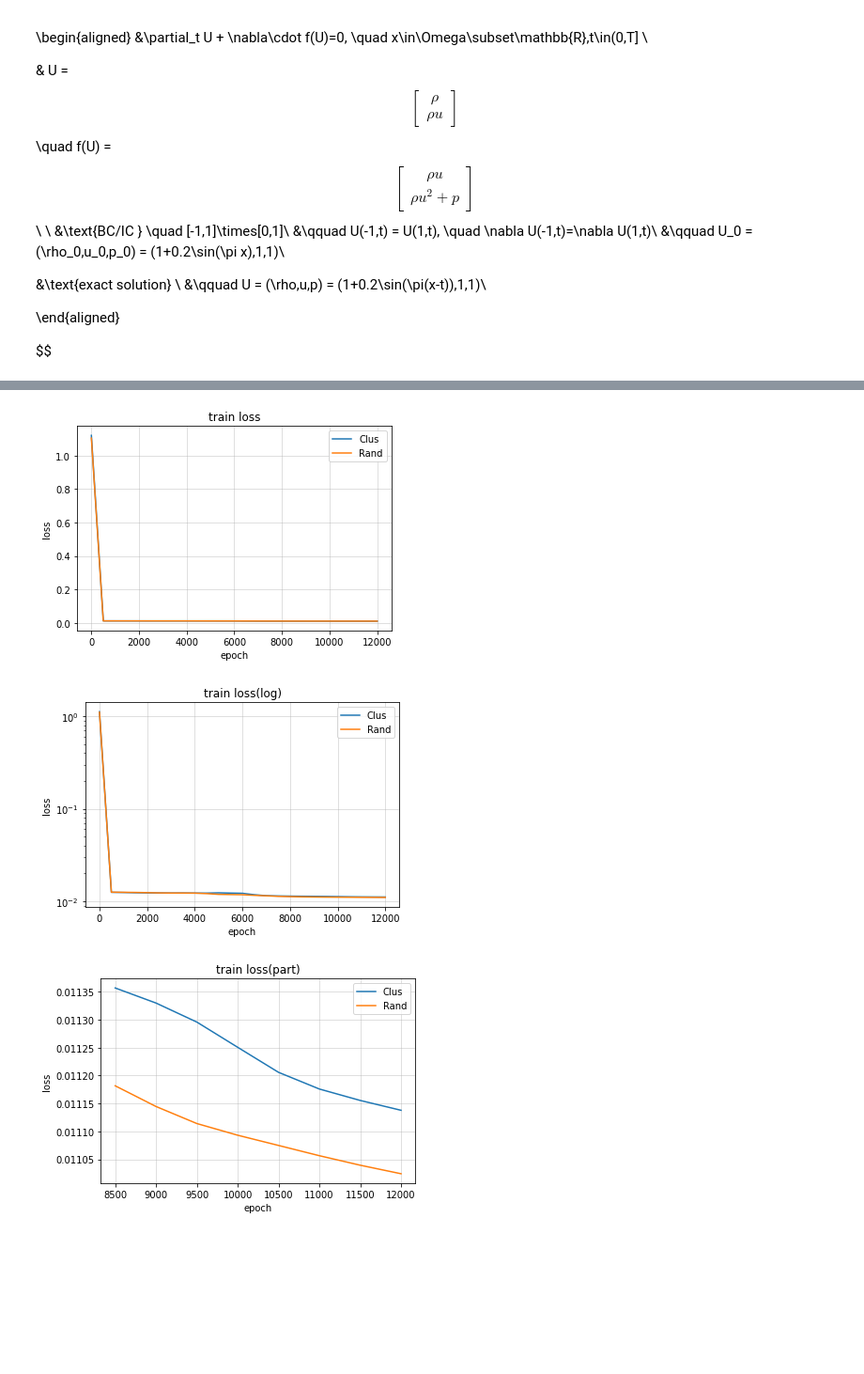
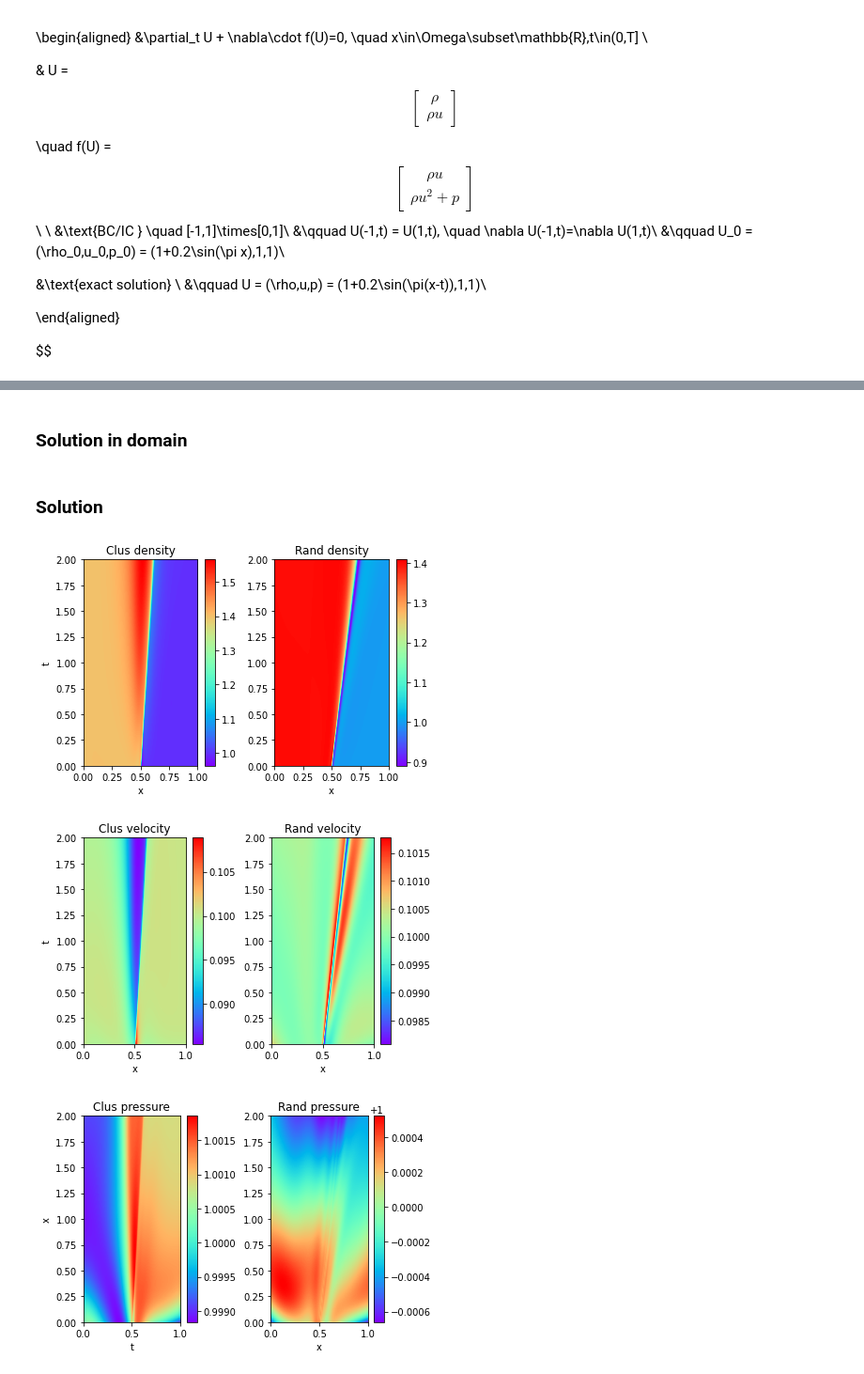
Before and after one commit to caizihuahua/Reading_Material, a Jupyter notebook: notebook/ex1.ipynb, the cells around one changed output, grey strips where cells are left out. Shown: that part at 94% size. Drawn from its saved outputs; the diff is of its cells as text; code cells hidden in the pictures; blank space fills up the shorter version.

```diff
--- a/notebook/ex1.ipynb
+++ b/notebook/ex1.ipynb
@@ -438,7 +436,0 @@ def plot_loss(pinn,savepath="./pics"):
-# %%
-pinn = [pinn_clus,pinn_rand]
-plot_loss(pinn)
-# %% [output]
-[figure, removed]
-[figure, removed]
-[figure, removed]
@@ -495,0 +437,63 @@ def plot_solution(X,u,savepath="./pics"):
+# %% [markdown]
+### Solution in domain
+# %%
+t = np.linspace(tmin,tmax,1001)
+x = np.linspace(xmin,xmax,1001)
+t,x = np.meshgrid(t,x)
+u_clus = pinn_clus.predict(t.flatten()[:,None],x.flatten()[:,None])
+u_rand = pinn_rand.predict(t.flatten()[:,None],x.flatten()[:,None])
+density_clus = u_clus[:,0].numpy().reshape(-1,len(t[0])).T
+velocity_clus = u_clus[:,1].numpy().reshape(-1,len(t[0])).T
+pressure_clus = u_clus[:,2].numpy().reshape(-1,len(t[0])).T
+
+density_rand = u_rand[:,0].numpy().reshape(-1,len(t[0])).T
+velocity_rand = u_rand[:,1].numpy().reshape(-1,len(t[0])).T
+pressure_rand = u_rand[:,2].numpy().reshape(-1,len(t[0])).T
+# %% [markdown]
+### Solution
+# %%
+fig1,ax1 =plt.subplots(1,2)
+img1 = ax1[0].imshow(density_clus,interpolation='nearest',cmap='rainbow',extent=[xmin,xmax,tmin,tmax],origin="lower",aspect="auto")
+img2 = ax1[1].imshow(density_rand,interpolation='nearest',cmap='rainbow',extent=[xmin,xmax,tmin,tmax],origin="lower",aspect="auto")
+plt.colorbar(img1,ax=ax1[0])
+plt.colorbar(img2,ax=ax1[1])
+ax1[0].set_title("Clus density")
+ax1[0].set_xlabel('x')
+ax1[0].set_ylabel('t')
+ax1[1].set_title("Rand density")
+ax1[1].set_xlabel('x')
+fig1.tight_layout()
+
+fig2,ax2 =plt.subplots(1,2)
+img1 = ax2[0].imshow(velocity_clus,interpolation='nearest',cmap='rainbow',extent=[xmin,xmax,tmin,tmax],origin="lower",aspect="auto")
+img2 = ax2[1].imshow(velocity_rand,interpolation='nearest',cmap='rainbow',extent=[xmin,xmax,tmin,tmax],origin="lower",aspect="auto")
+plt.colorbar(img1,ax=ax2[0])
+plt.colorbar(img2,ax=ax2[1])
+ax2[0].set_title("Clus velocity")
+ax2[0].set_xlabel('x')
+ax2[0].set_ylabel('t')
+ax2[1].set_title("Rand velocity")
+ax2[1].set_xlabel('x')
+fig2.tight_layout()
+
+fig3,ax3 =plt.subplots(1,2)
+img1 = ax3[0].imshow(pressure_clus,interpolation='nearest',cmap='rainbow',extent=[xmin,xmax,tmin,tmax],origin="lower",aspect="auto")
+img2 = ax3[1].imshow(pressure_rand,interpolation='nearest',cmap='rainbow',extent=[xmin,xmax,tmin,tmax],origin="lower",aspect="auto")
+plt.colorbar(img1,ax=ax3[0])
+plt.colorbar(img2,ax=ax3[1])
+ax3[0].set_title("Clus pressure")
+ax3[0].set_xlabel('t')
+ax3[0].set_ylabel('x')
+ax3[1].set_title("Rand pressure")
+ax3[1].set_xlabel('x')
+fig3.tight_layout()
+
+# if not os.path.exists(savepath):
+#     os.makedirs(savepath)
+# fig1.savefig(savepath+"/density")
+# fig2.savefig(savepath+"/velocity")
+# fig3.savefig(savepath+"/pressure")
+# %% [output]
+[figure, added]
+[figure, added]
+[figure, added]
```
Also changed, not shown: parts of 23 cells of this notebook, 4 other files.
